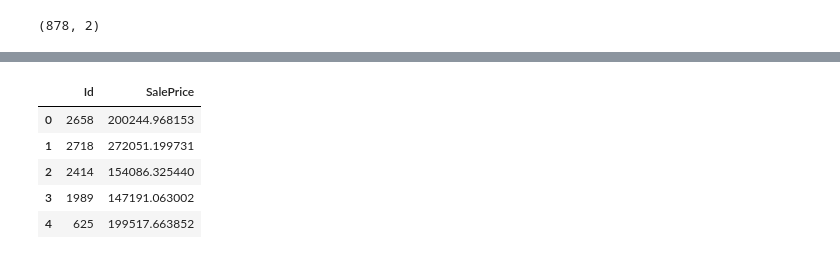
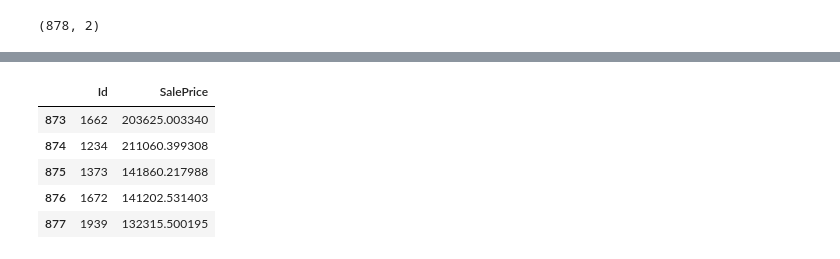
Before and after one commit to fuegoulloa/predict-house-price, a Jupyter notebook: code/04_Kaggle_Submission.ipynb, the cells around one changed output, grey strips where cells are left out. Cells and saved outputs as stored; diff of their text form; code cells hidden in the pictures.

```diff
--- a/code/04_Kaggle_Submission.ipynb
+++ b/code/04_Kaggle_Submission.ipynb
@@ -775,13 +780,13 @@ ulloa_kaggle_model2.head()
 # %%
 # last 5 rows
-ulloa_kaggle_model2.head()
+ulloa_kaggle_model2.tail()
 # %% [output]
 |  | Id | SalePrice |
-| 0 | 2658 | 200244.968153 |
-| 1 | 2718 | 272051.199731 |
-| 2 | 2414 | 154086.325440 |
-| 3 | 1989 | 147191.063002 |
-| 4 | 625 | 199517.663852 |
+| 873 | 1662 | 203625.003340 |
+| 874 | 1234 | 211060.399308 |
+| 875 | 1373 | 141860.217988 |
+| 876 | 1672 | 141202.531403 |
+| 877 | 1939 | 132315.500195 |
 # %%
 # summary stats
 ulloa_kaggle_model2.describe()
```
Also changed, not shown: parts of 47 cells of this notebook, 2 other files.
